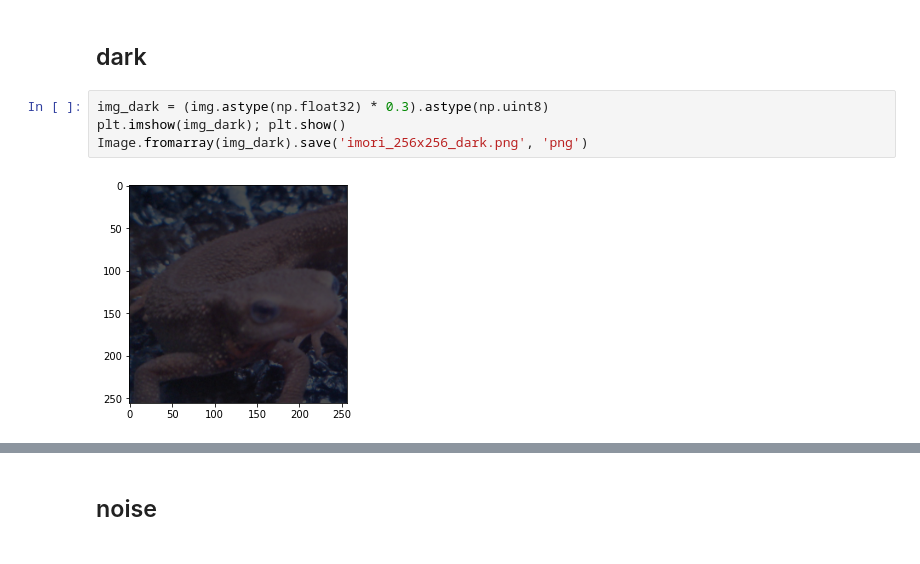
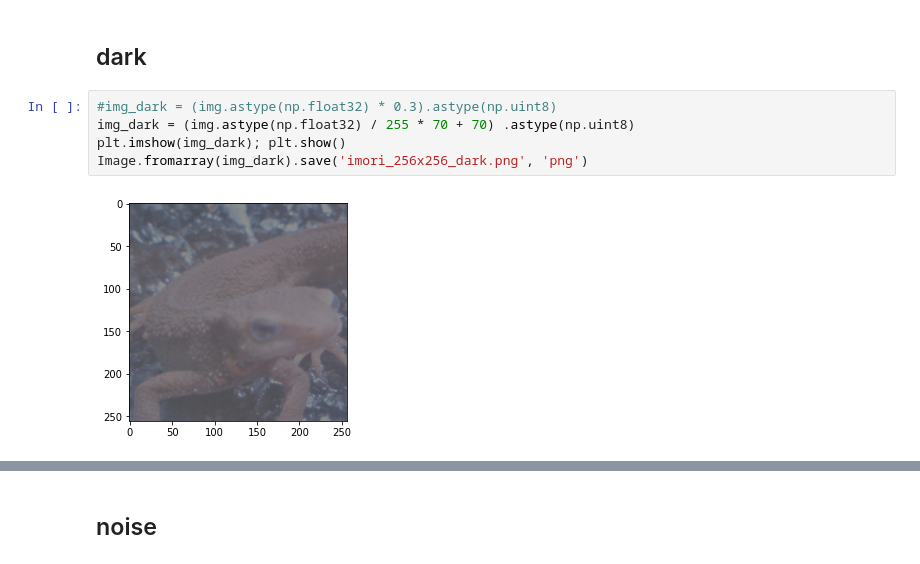
Before and after one commit to 3w36zj6/image-processing-100knock, a Jupyter notebook: assets/generate_sample.ipynb, the cells around one changed output, grey strips where cells are left out. Drawn from its saved outputs; the diff is of its cells as text.

```diff
--- a/assets/generate_sample.ipynb
+++ b/assets/generate_sample.ipynb
@@ -33,8 +34,9 @@ plt.imshow(img); plt.show()
 # %% [markdown]
 ## dark
 # %%
-img_dark = (img.astype(np.float32) * 0.3).astype(np.uint8)
+#img_dark = (img.astype(np.float32) * 0.3).astype(np.uint8)
+img_dark = (img.astype(np.float32) / 255 * 70 + 70) .astype(np.uint8)
 plt.imshow(img_dark); plt.show()
 Image.fromarray(img_dark).save('imori_256x256_dark.png', 'png')
 # %% [output]
-[figure, old version]
+[figure, new version]
```
Also changed, not shown: parts of 2 cells of this notebook, 1 other file.
